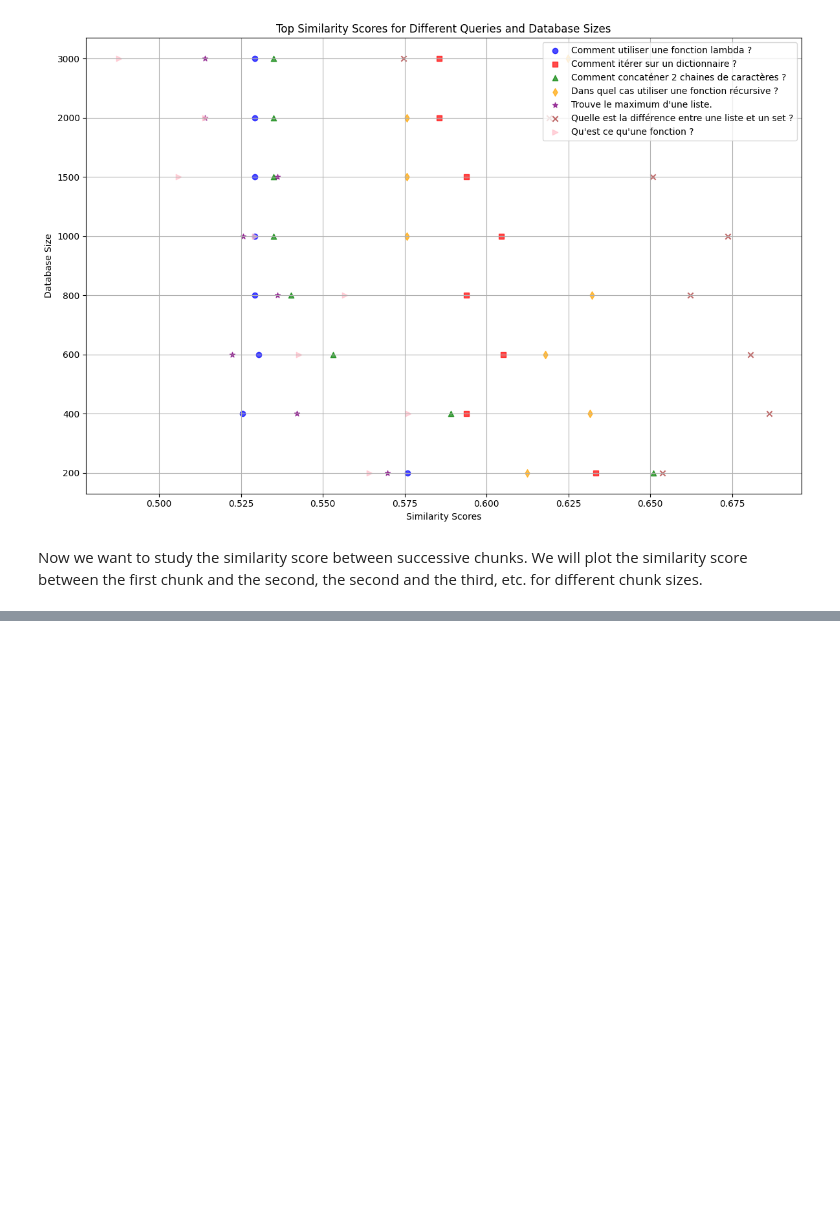
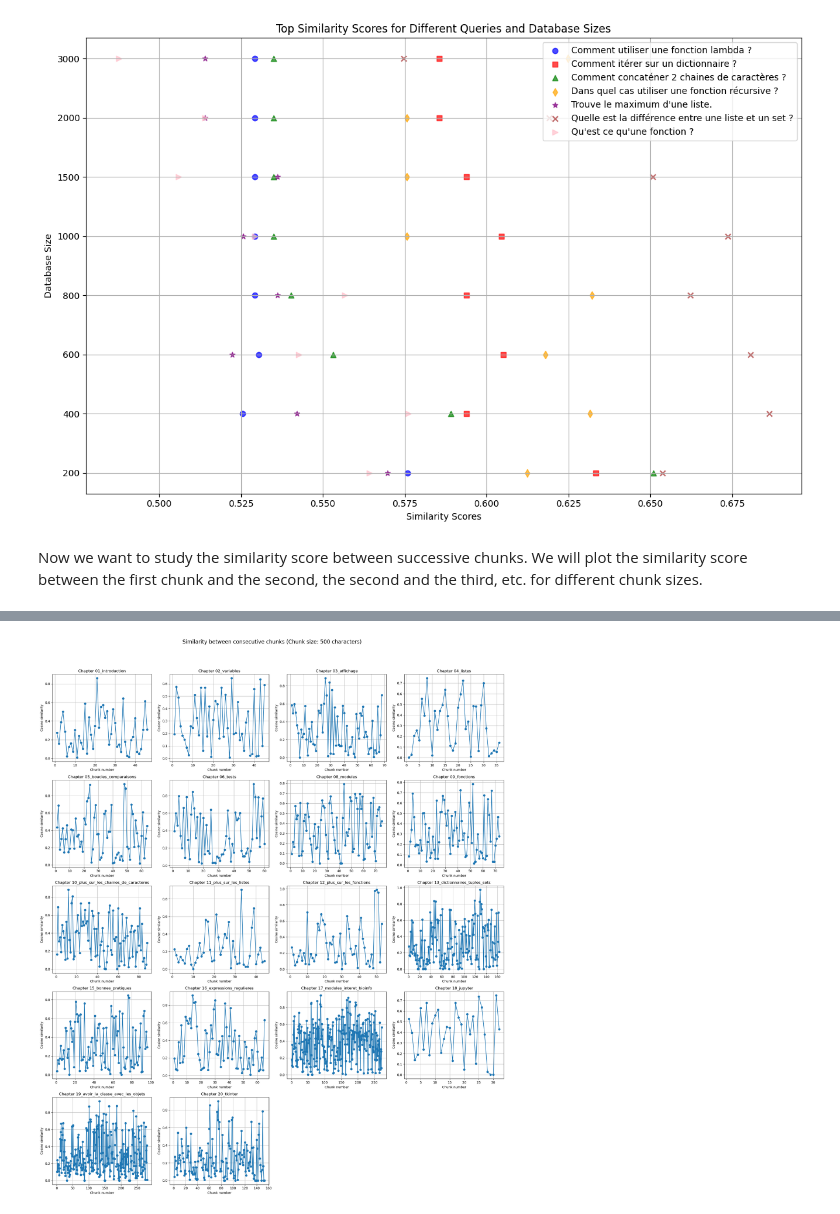
Before and after one commit to pierrepo/-biopyassistant-sandbox, a Jupyter notebook: src/analysis_chunk_size.ipynb, the cells around one changed output, grey strips where cells are left out. Saved outputs shown, nothing was run; the diff lists cells and outputs as text; code cells hidden in the pictures; blank space fills up the shorter version.

```diff
--- a/src/analysis_chunk_size.ipynb
+++ b/src/analysis_chunk_size.ipynb
@@ -624,3 +652,4 @@ analyze_chapters(chunks_1000)
 # %%
-chunks_500 = get_chunks_from_chapters("../data/markdown_raw", chunk_size=500)
-analyze_chapters(chunks_500)
+chunks_500 = get_chunks_from_chapter("../data/markdown_raw", chunk_size=500)
+analyze_chapters(chunks_500, chunk_size=500)
+# %% [output]
@@ -626,0 +673 @@ analyze_chapters(chunks_500)
+[figure, added]
```
Also changed, not shown: parts of 10 cells of this notebook.
